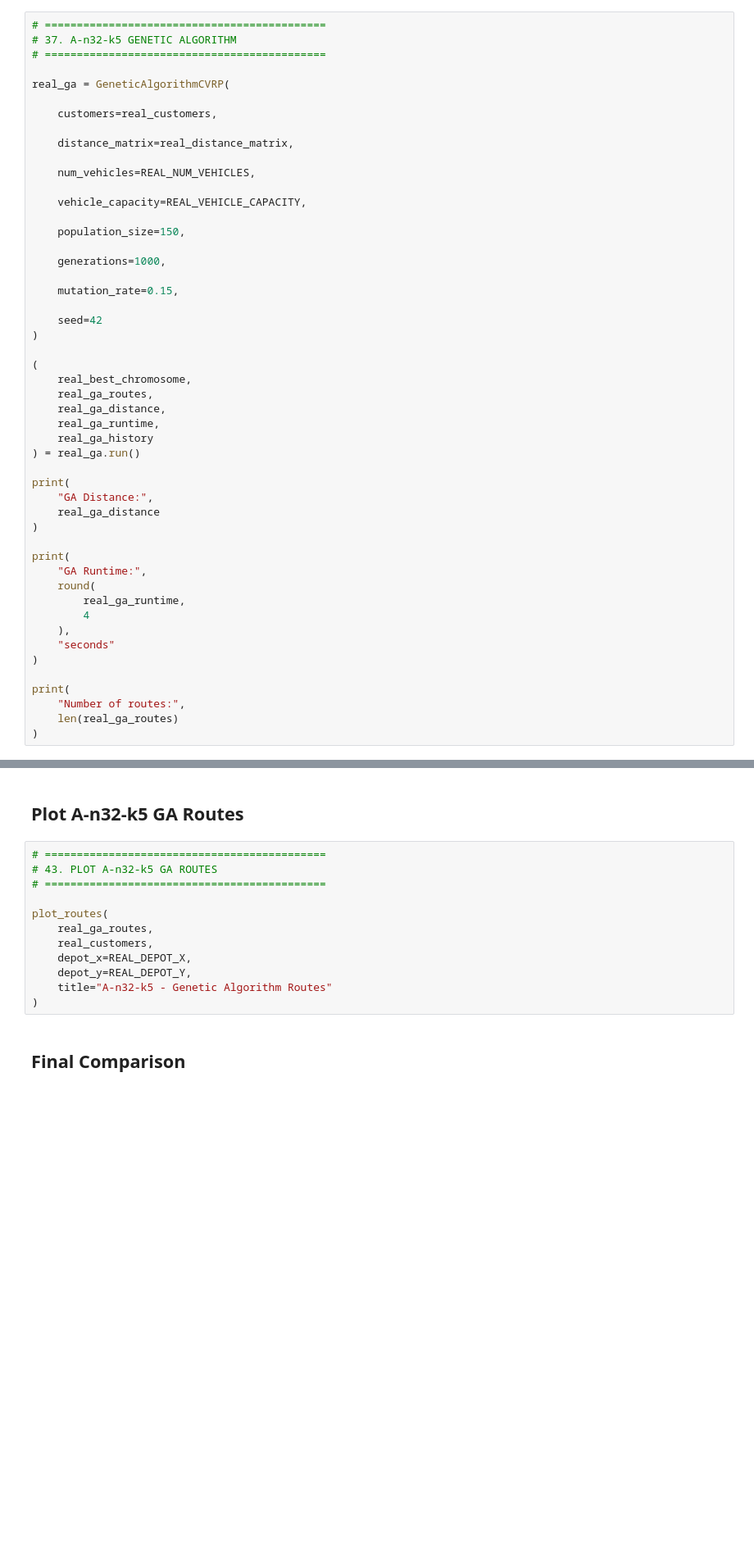
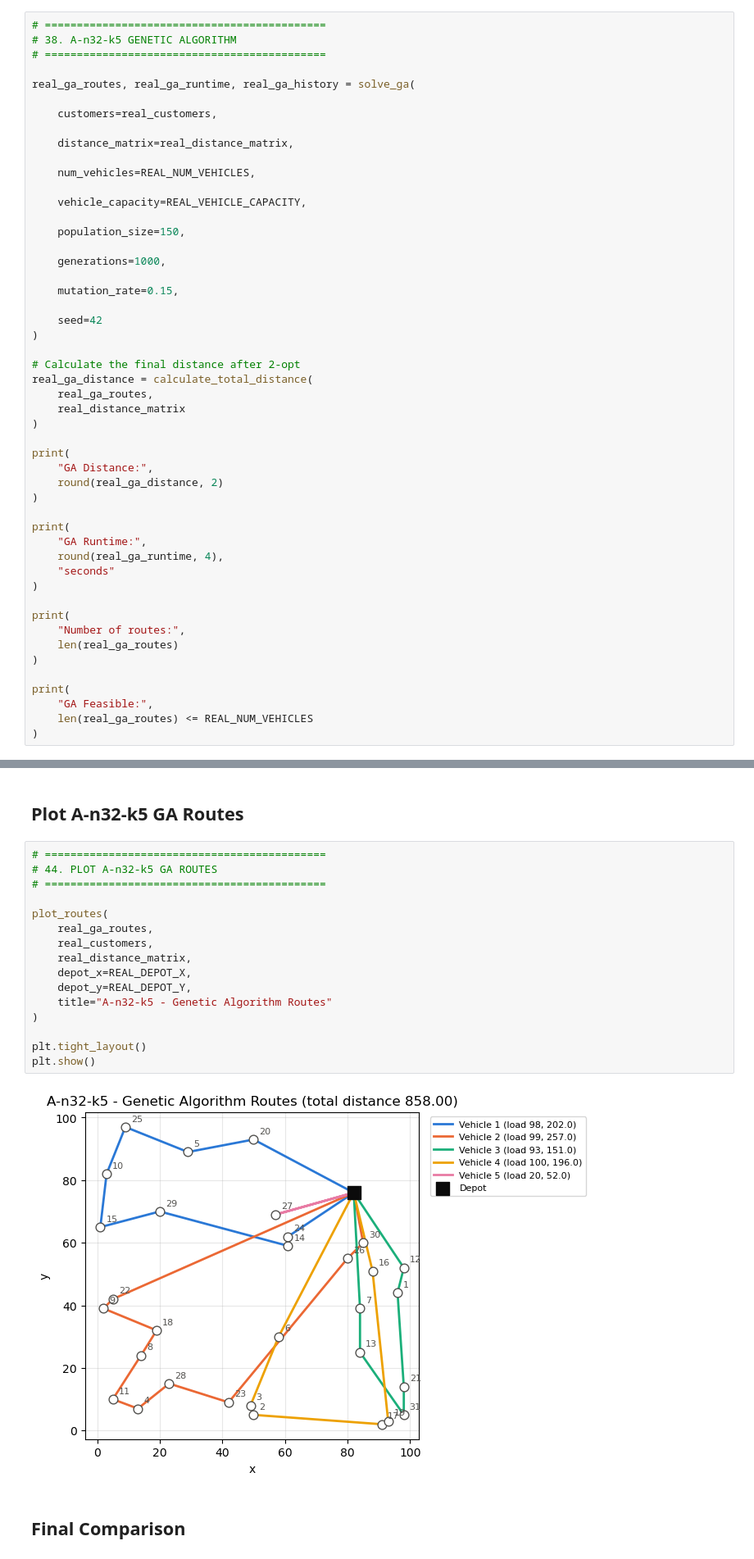
Before and after one commit to ms26903460/Optimization_Group_Assignment, a Jupyter notebook: Delivery Route Optimization Using Exact and Heuristic Methods.ipynb, the cells around one changed output, grey strips where cells are left out. Shown at 82% size. Drawn from its saved outputs; the diff is of its cells as text; blank space fills up the shorter version.

```diff
--- a/Delivery Route Optimization Using Exact and Heuristic Methods.ipynb
+++ b/Delivery Route Optimization Using Exact and Heuristic Methods.ipynb
@@ -2228,10 +2567,10 @@ for i, route in enumerate(
 ## Run GA on A-n32-k5
 # %%
 # ============================================
-# 37. A-n32-k5 GENETIC ALGORITHM
+# 38. A-n32-k5 GENETIC ALGORITHM
 # ============================================
 
-real_ga = GeneticAlgorithmCVRP(
+real_ga_routes, real_ga_runtime, real_ga_history = solve_ga(
 
     customers=real_customers,
 
@@ -2250,25 +2589,20 @@ real_ga = GeneticAlgorithmCVRP(
     seed=42
 )
 
-(
-    real_best_chromosome,
+# Calculate the final distance after 2-opt
+real_ga_distance = calculate_total_distance(
     real_ga_routes,
-    real_ga_distance,
-    real_ga_runtime,
-    real_ga_history
-) = real_ga.run()
+    real_distance_matrix
+)
 
 print(
     "GA Distance:",
-    real_ga_distance
+    round(real_ga_distance, 2)
 )
 
 print(
     "GA Runtime:",
-    round(
-        real_ga_runtime,
-        4
-    ),
+    round(real_ga_runtime, 4),
     "seconds"
 )
 
@@ -2276,3 +2610,8 @@ print(
     "Number of routes:",
     len(real_ga_routes)
 )
+
+print(
+    "GA Feasible:",
+    len(real_ga_routes) <= REAL_NUM_VEHICLES
+)
@@ -2459,16 +2840,22 @@ plot_routes(
 ## Plot A-n32-k5 GA Routes
 # %%
 # ============================================
-# 43. PLOT A-n32-k5 GA ROUTES
+# 44. PLOT A-n32-k5 GA ROUTES
 # ============================================
 
 plot_routes(
     real_ga_routes,
     real_customers,
+    real_distance_matrix,
     depot_x=REAL_DEPOT_X,
     depot_y=REAL_DEPOT_Y,
     title="A-n32-k5 - Genetic Algorithm Routes"
 )
+
+plt.tight_layout()
+plt.show()
+# %% [output]
+[figure, added]
 # %% [markdown]
 ## Final Comparison
 # %%
```
Also changed, not shown: parts of 46 cells of this notebook.
